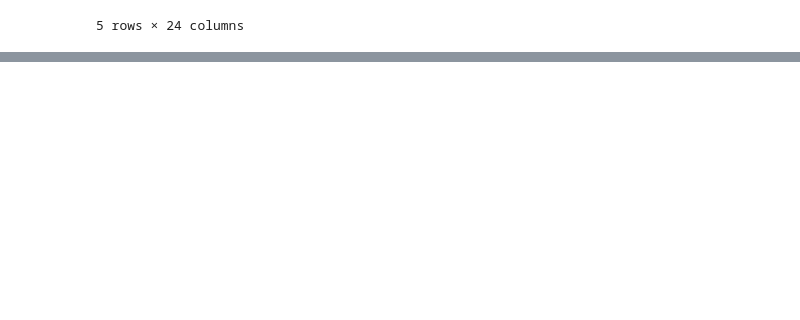
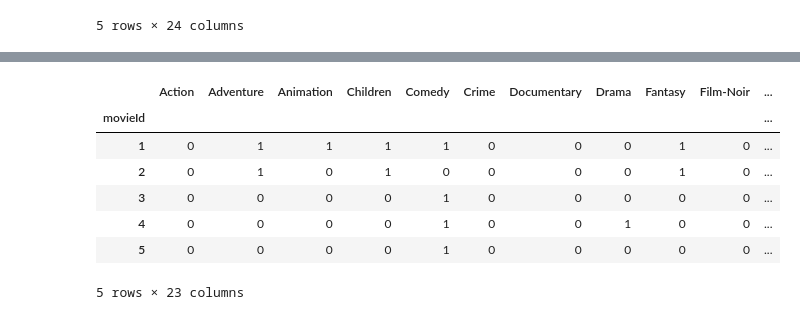
Before and after one commit to Fazill2/data-mining-project, a Jupyter notebook: notebooks/exploratory_analysis.ipynb, the cells around one changed output, grey strips where cells are left out. Cells and saved outputs as stored; diff of their text form; code cells hidden in the pictures; blank space fills up the shorter version.

```diff
--- a/notebooks/exploratory_analysis.ipynb
+++ b/notebooks/exploratory_analysis.ipynb
@@ -124,4 +124,11 @@ merged_df.head(5)
 | 3 | 4 | Waiting to Exhale | 1995 | 0 | 0 | 0 | 0 | 1 | 0 | 0 | ... |
 | 4 | 5 | Father of the Bride Part II | 1995 | 0 | 0 | 0 | 0 | 1 | 0 | 0 | ... |
 5 rows × 24 columns
+# %%
+# get 25%, 50%, 75% percentiles
+percentiles = merged_df['rating'].quantile([0.25, 0.75]).values.tolist()
+# %%
+merged_df['low_rating'] = merged_df['rating'].apply(lambda x: 1 if x <= percentiles[0] else 0)
+merged_df['medium_rating'] = merged_df['rating'].apply(lambda x: 1 if percentiles[0] < x <= percentiles[1] else 0)
+merged_df['high_rating'] = merged_df['rating'].apply(lambda x: 1 if percentiles[1] < x else 0)
 # %%
@@ -136,0 +144,14 @@ movies_df.head()
+# %%
+movie_rec_df = merged_df.drop(columns=['title', 'year', 'rating'])
+# set index to movieId
+movie_rec_df.set_index('movieId', inplace=True)
+movie_rec_df.head()
+# %% [output]
+|  | Action | Adventure | Animation | Children | Comedy | Crime | Documentary | Drama | Fantasy | Film-Noir | ... |
+| movieId |  |  |  |  |  |  |  |  |  |  | ... |
+| 1 | 0 | 1 | 1 | 1 | 1 | 0 | 0 | 0 | 1 | 0 | ... |
+| 2 | 0 | 1 | 0 | 1 | 0 | 0 | 0 | 0 | 1 | 0 | ... |
+| 3 | 0 | 0 | 0 | 0 | 1 | 0 | 0 | 0 | 0 | 0 | ... |
+| 4 | 0 | 0 | 0 | 0 | 1 | 0 | 0 | 1 | 0 | 0 | ... |
+| 5 | 0 | 0 | 0 | 0 | 1 | 0 | 0 | 0 | 0 | 0 | ... |
+5 rows × 23 columns
```
Also changed, not shown: parts of 8 cells of this notebook.
